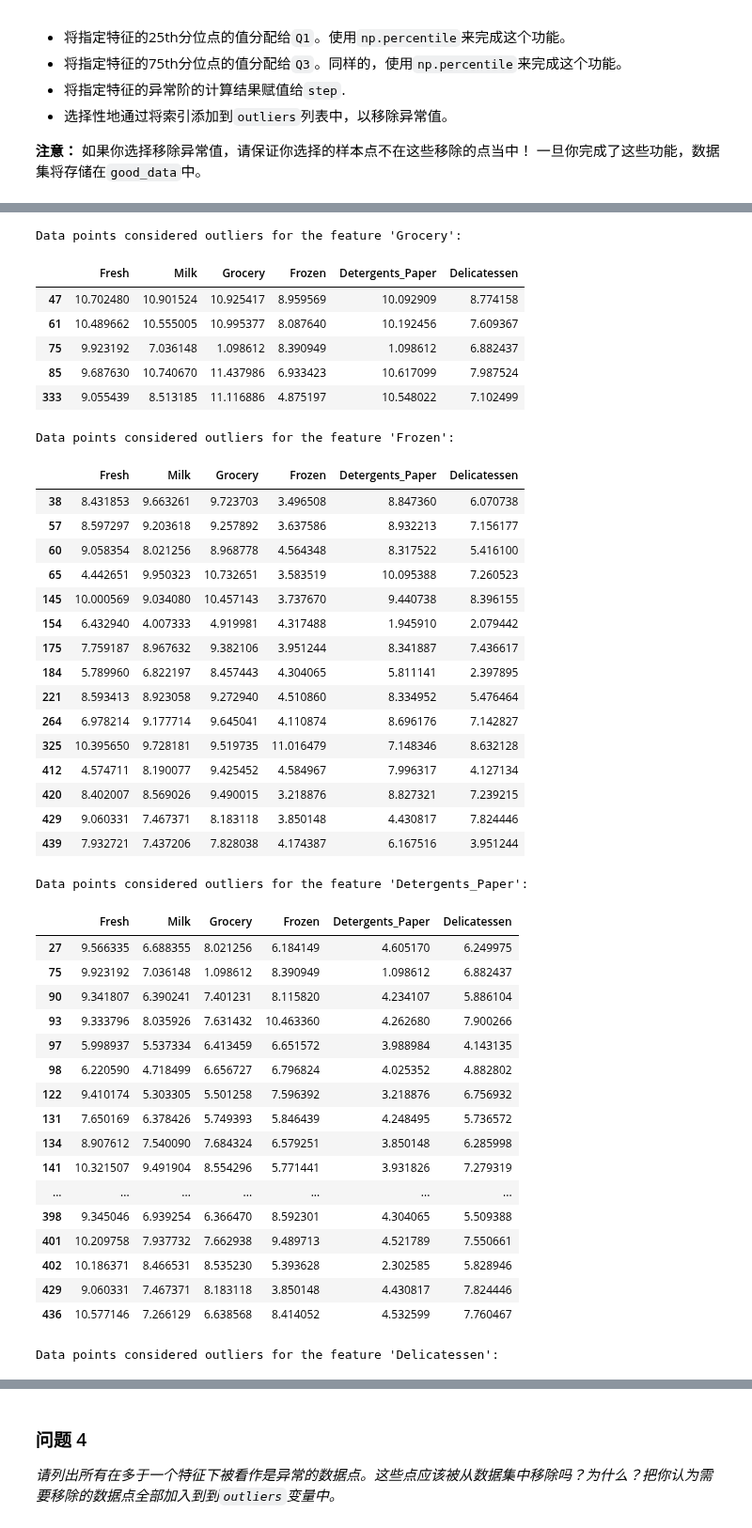
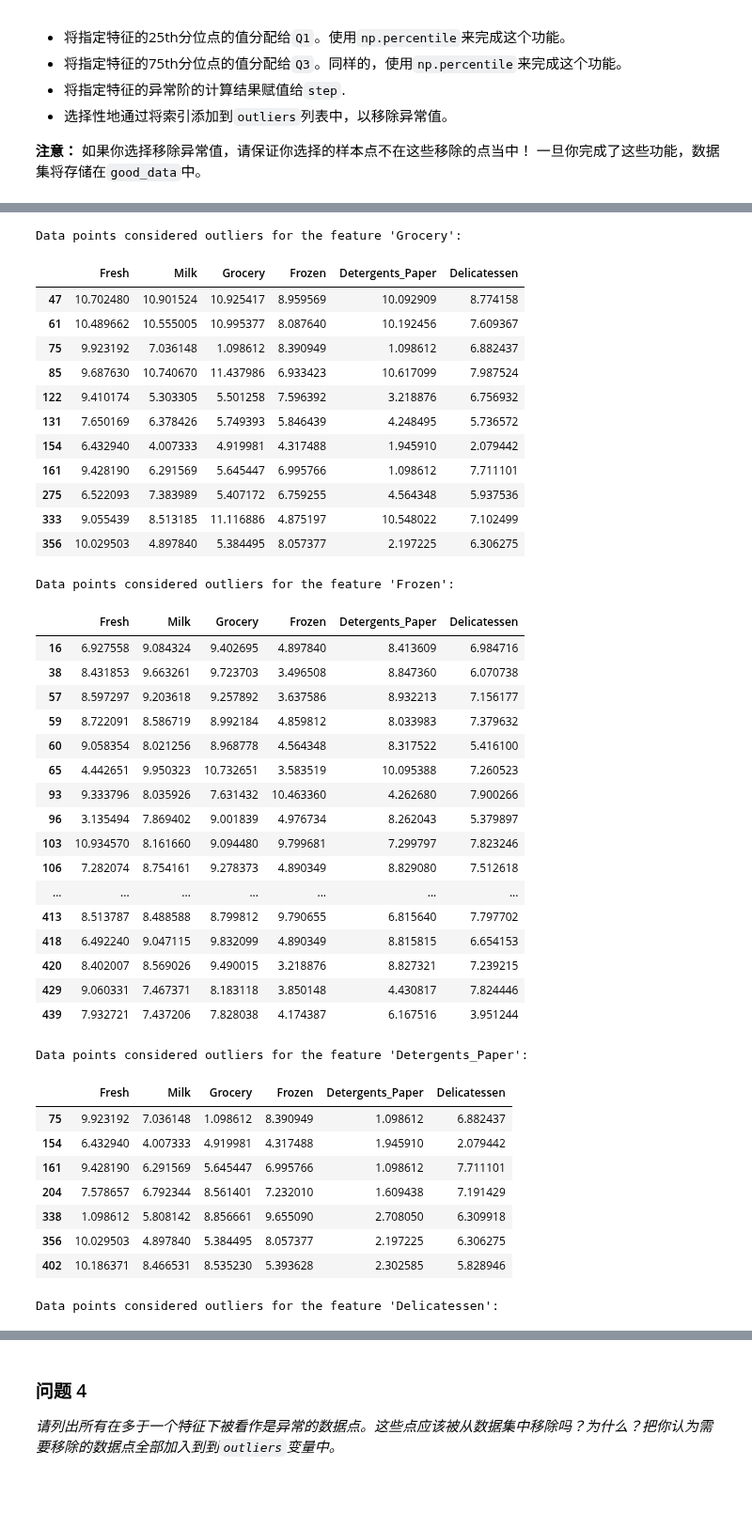
Before and after one commit to rosaann/uda, a Jupyter notebook: creating_customer_segments/customer_segments.ipynb, the cells around one changed output, grey strips where cells are left out. Shown at 94% size. Drawn from its saved outputs; the diff is of its cells as text; code cells hidden in the pictures; blank space fills up the shorter version.

```diff
--- a/creating_customer_segments/customer_segments.ipynb
+++ b/creating_customer_segments/customer_segments.ipynb
@@ -158,13 +158,15 @@ pd.plotting.scatter_matrix(data, alpha = 0.3, figsize = (14,8), diagonal = 'kde'
 # %%
 # TODO：使用自然对数缩放数据
 import math
-keys = ['Fresh', 'Milk','Grocery', 'Frozen', 'Detergents_Paper', 'Delicatessen']
-log_data = data.copy()
-log_data[keys] = log_data[keys].apply(lambda x: np.log(x))
+#keys = ['Fresh', 'Milk','Grocery', 'Frozen', 'Detergents_Paper', 'Delicatessen']
+#log_data = data.copy()
+#log_data[keys] = log_data[keys].apply(lambda x: np.log(x))
+log_data = np.log(data)
+# TODO：使用自然对数缩放样本数据
+#log_samples = samples.copy()
+#log_samples = log_samples[keys].apply(lambda x: np.log(x))
+log_samples = np.log(samples)
 
-# TODO：使用自然对数缩放样本数据
-log_samples = samples.copy()
-log_samples = log_samples[keys].apply(lambda x: np.log(x))
 #print log_samples
 #print samples
 #print log_samples
@@ -204,10 +206,10 @@ indexArray = []
 for feature in log_data.keys():
 
     # TODO：计算给定特征的Q1（数据的25th分位点）
-    Q1 = np.percentile(log_data, 25)
+    Q1 = np.percentile(log_data[feature], 25)
 
     # TODO：计算给定特征的Q3（数据的75th分位点）
-    Q3 = np.percentile(log_data, 75)
+    Q3 = np.percentile(log_data[feature], 75)
 
     # TODO：使用四分位范围计算异常阶（1.5倍的四分位距）
     step = Q3 - Q1
@@ -227,7 +229,7 @@ for i, indexSet in enumerate(indexArray):
                 print "key ",log_data.keys()[i],"and ",log_data.keys()[i2],"outliner", indexSet & indexSet2
 
 
-outliers  = [154]
+outliers  = []
 
 # 如果选择了的话，移除异常点
 good_data = log_data.drop(log_data.index[outliers]).reset_index(drop = True)
@@ -255,44 +271,42 @@ Data points considered outliers for the feature 'Milk':
 Data points considered outliers for the feature 'Grocery':
 |  | Fresh | Milk | Grocery | Frozen | Detergents_Paper | Delicatessen |
 | 47 | 10.702480 | 10.901524 | 10.925417 | 8.959569 | 10.092909 | 8.774158 |
 | 61 | 10.489662 | 10.555005 | 10.995377 | 8.087640 | 10.192456 | 7.609367 |
 | 75 | 9.923192 | 7.036148 | 1.098612 | 8.390949 | 1.098612 | 6.882437 |
 | 85 | 9.687630 | 10.740670 | 11.437986 | 6.933423 | 10.617099 | 7.987524 |
+| 122 | 9.410174 | 5.303305 | 5.501258 | 7.596392 | 3.218876 | 6.756932 |
+| 131 | 7.650169 | 6.378426 | 5.749393 | 5.846439 | 4.248495 | 5.736572 |
+| 154 | 6.432940 | 4.007333 | 4.919981 | 4.317488 | 1.945910 | 2.079442 |
+| 161 | 9.428190 | 6.291569 | 5.645447 | 6.995766 | 1.098612 | 7.711101 |
+| 275 | 6.522093 | 7.383989 | 5.407172 | 6.759255 | 4.564348 | 5.937536 |
 | 333 | 9.055439 | 8.513185 | 11.116886 | 4.875197 | 10.548022 | 7.102499 |
+| 356 | 10.029503 | 4.897840 | 5.384495 | 8.057377 | 2.197225 | 6.306275 |
 Data points considered outliers for the feature 'Frozen':
 |  | Fresh | Milk | Grocery | Frozen | Detergents_Paper | Delicatessen |
+| 16 | 6.927558 | 9.084324 | 9.402695 | 4.897840 | 8.413609 | 6.984716 |
 | 38 | 8.431853 | 9.663261 | 9.723703 | 3.496508 | 8.847360 | 6.070738 |
 | 57 | 8.597297 | 9.203618 | 9.257892 | 3.637586 | 8.932213 | 7.156177 |
+| 59 | 8.722091 | 8.586719 | 8.992184 | 4.859812 | 8.033983 | 7.379632 |
 | 60 | 9.058354 | 8.021256 | 8.968778 | 4.564348 | 8.317522 | 5.416100 |
 | 65 | 4.442651 | 9.950323 | 10.732651 | 3.583519 | 10.095388 | 7.260523 |
-| 145 | 10.000569 | 9.034080 | 10.457143 | 3.737670 | 9.440738 | 8.396155 |
-| 154 | 6.432940 | 4.007333 | 4.919981 | 4.317488 | 1.945910 | 2.079442 |
-| 175 | 7.759187 | 8.967632 | 9.382106 | 3.951244 | 8.341887 | 7.436617 |
-| 184 | 5.789960 | 6.822197 | 8.457443 | 4.304065 | 5.811141 | 2.397895 |
-| 221 | 8.593413 | 8.923058 | 9.272940 | 4.510860 | 8.334952 | 5.476464 |
-| 264 | 6.978214 | 9.177714 | 9.645041 | 4.110874 | 8.696176 | 7.142827 |
-| 325 | 10.395650 | 9.728181 | 9.519735 | 11.016479 | 7.148346 | 8.632128 |
-| 412 | 4.574711 | 8.190077 | 9.425452 | 4.584967 | 7.996317 | 4.127134 |
+| 93 | 9.333796 | 8.035926 | 7.631432 | 10.463360 | 4.262680 | 7.900266 |
+| 96 | 3.135494 | 7.869402 | 9.001839 | 4.976734 | 8.262043 | 5.379897 |
+| 103 | 10.934570 | 8.161660 | 9.094480 | 9.799681 | 7.299797 | 7.823246 |
+| 106 | 7.282074 | 8.754161 | 9.278373 | 4.890349 | 8.829080 | 7.512618 |
+| ... | ... | ... | ... | ... | ... | ... |
+| 413 | 8.513787 | 8.488588 | 8.799812 | 9.790655 | 6.815640 | 7.797702 |
+| 418 | 6.492240 | 9.047115 | 9.832099 | 4.890349 | 8.815815 | 6.654153 |
 | 420 | 8.402007 | 8.569026 | 9.490015 | 3.218876 | 8.827321 | 7.239215 |
 | 429 | 9.060331 | 7.467371 | 8.183118 | 3.850148 | 4.430817 | 7.824446 |
 | 439 | 7.932721 | 7.437206 | 7.828038 | 4.174387 | 6.167516 | 3.951244 |
 Data points considered outliers for the feature 'Detergents_Paper':
 |  | Fresh | Milk | Grocery | Frozen | Detergents_Paper | Delicatessen |
-| 27 | 9.566335 | 6.688355 | 8.021256 | 6.184149 | 4.605170 | 6.249975 |
 | 75 | 9.923192 | 7.036148 | 1.098612 | 8.390949 | 1.098612 | 6.882437 |
-| 90 | 9.341807 | 6.390241 | 7.401231 | 8.115820 | 4.234107 | 5.886104 |
-| 93 | 9.333796 | 8.035926 | 7.631432 | 10.463360 | 4.262680 | 7.900266 |
-| 97 | 5.998937 | 5.537334 | 6.413459 | 6.651572 | 3.988984 | 4.143135 |
-| 98 | 6.220590 | 4.718499 | 6.656727 | 6.796824 | 4.025352 | 4.882802 |
-| 122 | 9.410174 | 5.303305 | 5.501258 | 7.596392 | 3.218876 | 6.756932 |
-| 131 | 7.650169 | 6.378426 | 5.749393 | 5.846439 | 4.248495 | 5.736572 |
-| 134 | 8.907612 | 7.540090 | 7.684324 | 6.579251 | 3.850148 | 6.285998 |
-| 141 | 10.321507 | 9.491904 | 8.554296 | 5.771441 | 3.931826 | 7.279319 |
-| ... | ... | ... | ... | ... | ... | ... |
-| 398 | 9.345046 | 6.939254 | 6.366470 | 8.592301 | 4.304065 | 5.509388 |
-| 401 | 10.209758 | 7.937732 | 7.662938 | 9.489713 | 4.521789 | 7.550661 |
+| 154 | 6.432940 | 4.007333 | 4.919981 | 4.317488 | 1.945910 | 2.079442 |
+| 161 | 9.428190 | 6.291569 | 5.645447 | 6.995766 | 1.098612 | 7.711101 |
+| 204 | 7.578657 | 6.792344 | 8.561401 | 7.232010 | 1.609438 | 7.191429 |
+| 338 | 1.098612 | 5.808142 | 8.856661 | 9.655090 | 2.708050 | 6.309918 |
+| 356 | 10.029503 | 4.897840 | 5.384495 | 8.057377 | 2.197225 | 6.306275 |
 | 402 | 10.186371 | 8.466531 | 8.535230 | 5.393628 | 2.302585 | 5.828946 |
-| 429 | 9.060331 | 7.467371 | 8.183118 | 3.850148 | 4.430817 | 7.824446 |
-| 436 | 10.577146 | 7.266129 | 6.638568 | 8.414052 | 4.532599 | 7.760467 |
 Data points considered outliers for the feature 'Delicatessen':
 |  | Fresh | Milk | Grocery | Frozen | Detergents_Paper | Delicatessen |
```
Also changed, not shown: parts of 23 cells of this notebook, 1 other file.
